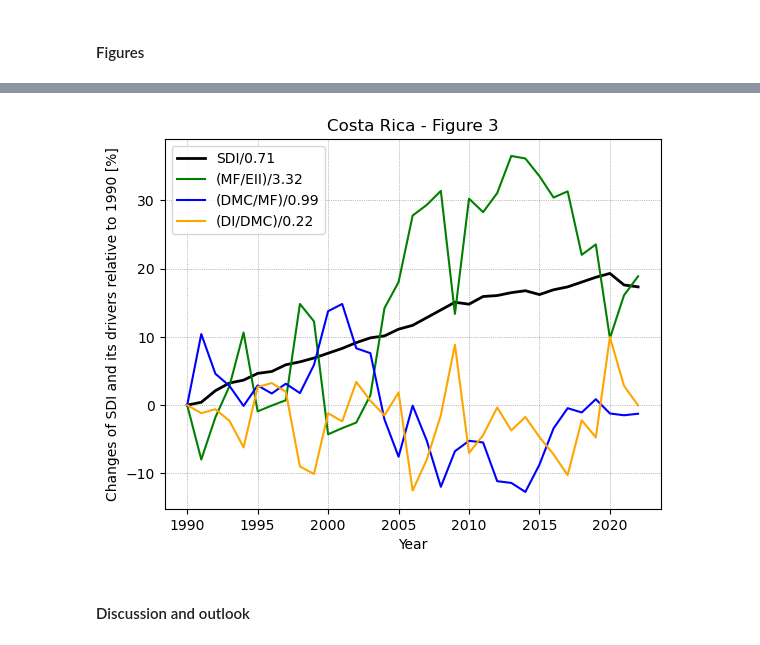
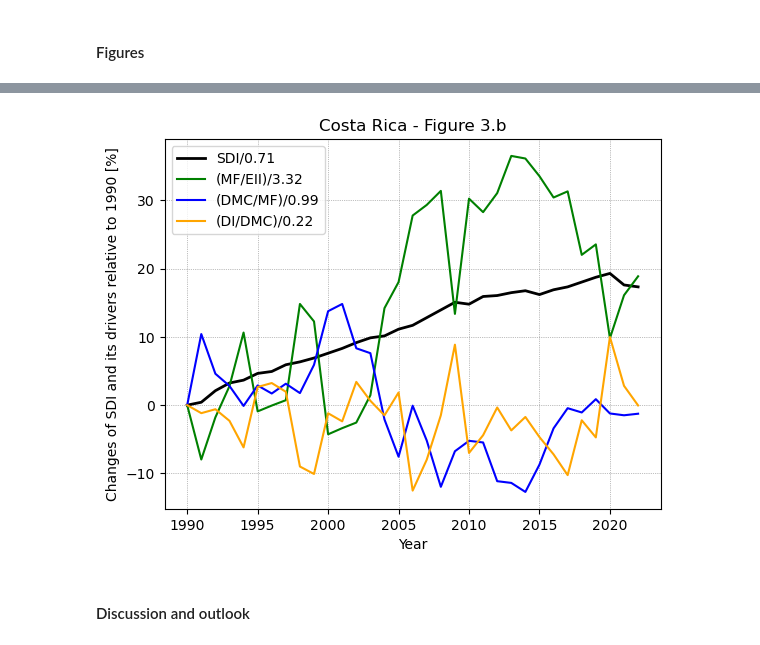
Before and after one commit to SamGrof/SDI_Decomposition, a Jupyter notebook: SDI_Index_Decomposition_Costa_Rica_July_24.ipynb, the cells around one changed output, grey strips where cells are left out. Drawn from its saved outputs; the diff is of its cells as text; code cells hidden in the pictures.

```diff
--- a/SDI_Index_Decomposition_Costa_Rica_July_24.ipynb
+++ b/SDI_Index_Decomposition_Costa_Rica_July_24.ipynb
@@ -141,6 +145,7 @@ for x in range(2,35):
 DevIndCRI = np.array(lst)
 # %%
 # Processing data through EII-function, returns the numpy array 'EcoImpIndCRI'.
+lst = []
 for x in range(2,35):
      if x >= 2:
           lst += [EII(dfSDIT.iat[x,37],dfLET.iat[x,37],dfMST.iat[x,37],dfEST.iat[x,37],dfGNIT.iat[x,37])]
@@ -176,7 +181,7 @@ for x in range(2,35):
 DMCoverMF = np.array(lst)
 # %%
 # Calculating all drivers and put them into numpy arrays
-MFoverEI = dfMFT[37][2:]/EcoImpIndCRI # Ecological Material Efficiency (MF/EII)
+MFoverEI = MF/EcoImpIndCRI # Ecological Material Efficiency (MF/EII)
 DMCoverMF = DMCoverMF # Rate of economic internalization (DMC/MF)
 DIoverDMC = np.array((DevIndCRI/dfDMCT.iloc[24:57].T).T) # Social Material Intensity (DI/DMC)
 # %% [markdown]
@@ -230,28 +298,28 @@ plt.show()
 # %%
-# Figure 3
-# Plotting the RELATIVE SDI and RELATIVE Drivers for Costa Rica from 1990 to 2022. Origin 1990.
+# Figure 3.b
+# Plotting ralative changes for SDI and its Drivers for Costa Rica from 1990 to 2022. Compared to 1990.
 # This is similar to Kaya-Identity depiction (see https://en.wikipedia.org/wiki/Kaya_identity) and a basic form of Index Decomposition
 # SDI = DI/EII = (DI/DMC)*(DMC/MF)*(MF/EII)
 
 plt.plot(dfSDIT[37][2:]/dfSDIT[37][2]*100-100, label='SDI/0.71', color='black', linewidth=2)
 plt.plot(MFoverEI/MFoverEI[0]*100-100, label='(MF/EII)/3.32', color='green')
 plt.plot(DMCoverMF/DMCoverMF[0]*100-100, label='(DMC/MF)/0.99', color='blue')
 plt.plot(DIoverDMC/DIoverDMC[0]*100-100, label='(DI/DMC)/0.22', color='orange')
 
 # Set a distance of 5 years for the time axes ticks
 ax = plt.gca()
 ax.xaxis.set_major_locator(MultipleLocator(base=5))
 
 # Adding labels and title
 plt.xlabel('Year')
 plt.ylabel('Changes of SDI and its drivers relative to 1990 [%]')
-plt.title('Costa Rica - Figure 3')
+plt.title('Costa Rica - Figure 3.b')
 plt.legend()
 plt.grid(True, linestyle=':', linewidth=0.5, color='gray', markersize=2)
 
 plt.show()
 # %% [output]
-[figure, old version]
+[figure, new version]
 # %% [markdown]
 #### Discussion and outlook
 # %%
```
Also changed, not shown: parts of 9 cells of this notebook.
